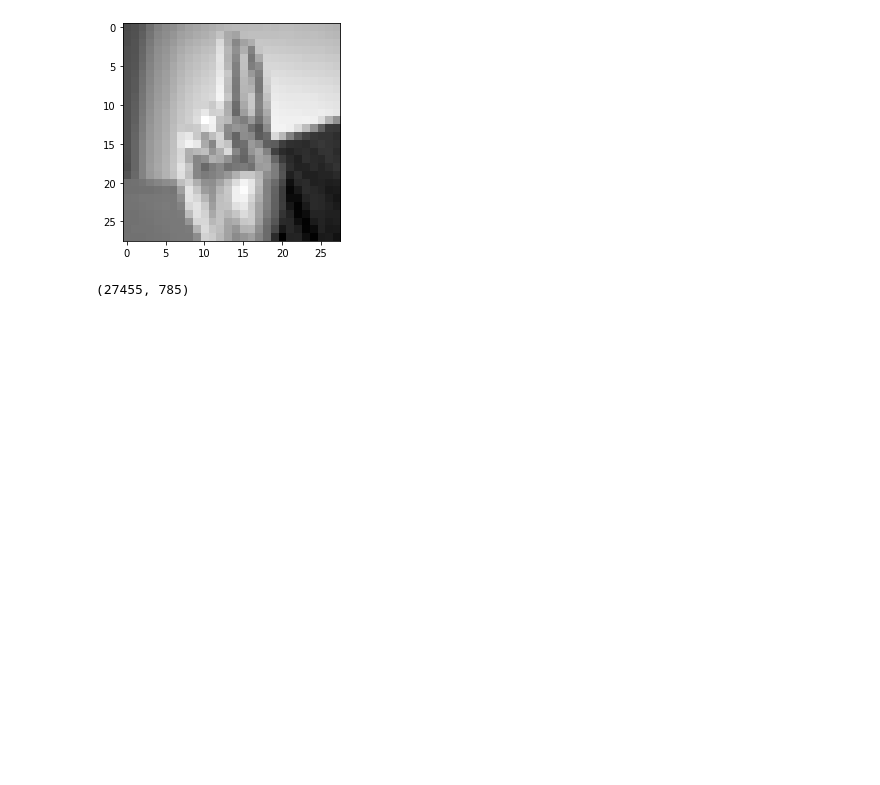
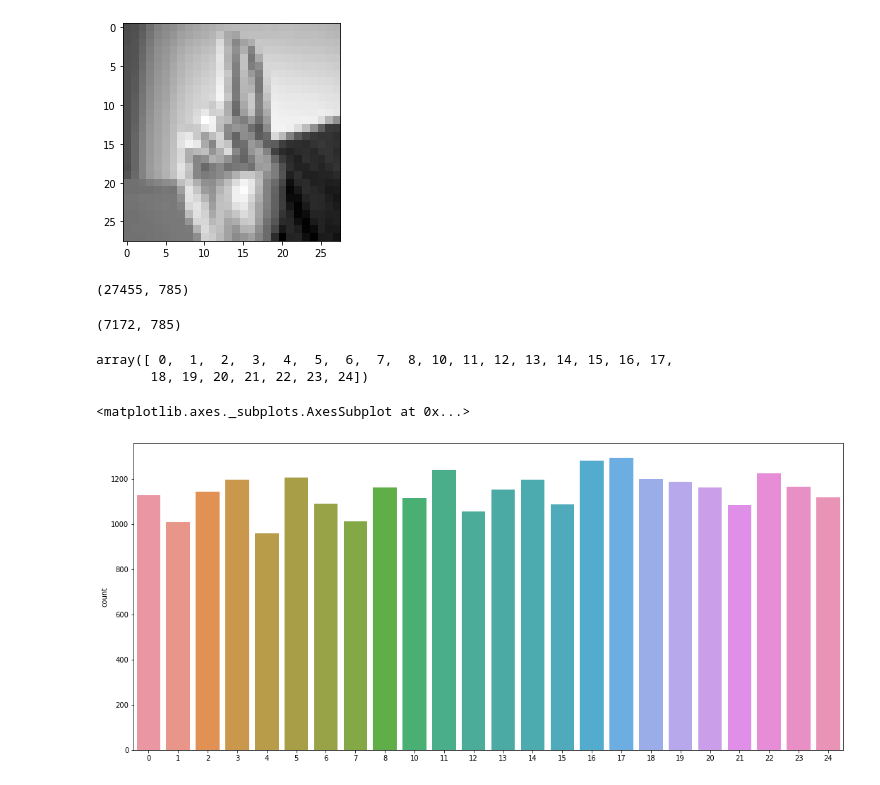
Before and after one commit to shashins/Capstone3_Project, a Jupyter notebook: DataWragling_EDA.ipynb, the cells around one changed output. Saved outputs shown, nothing was run; the diff lists cells and outputs as text; code cells hidden in the pictures; blank space fills up the shorter version.

```diff
--- a/DataWragling_EDA.ipynb
+++ b/DataWragling_EDA.ipynb
@@ -49,0 +114,18 @@ te
+# %%
+test.shape
+# %% [output]
+(7172, 785)
+# %%
+labels = train['label'].values
+# %%
+unique_val = np.array(labels)
+np.unique(unique_val)
+# %% [output]
+array([ 0,  1,  2,  3,  4,  5,  6,  7,  8, 10, 11, 12, 13, 14, 15, 16, 17,
+       18, 19, 20, 21, 22, 23, 24])
+# %%
+plt.figure(figsize = (18,8))
+sns.countplot(x =labels)
+# %% [output]
+<matplotlib.axes._subplots.AxesSubplot at 0x...>
+[figure, added]
```
Also changed, not shown: parts of 11 cells of this notebook, 1 other file.
